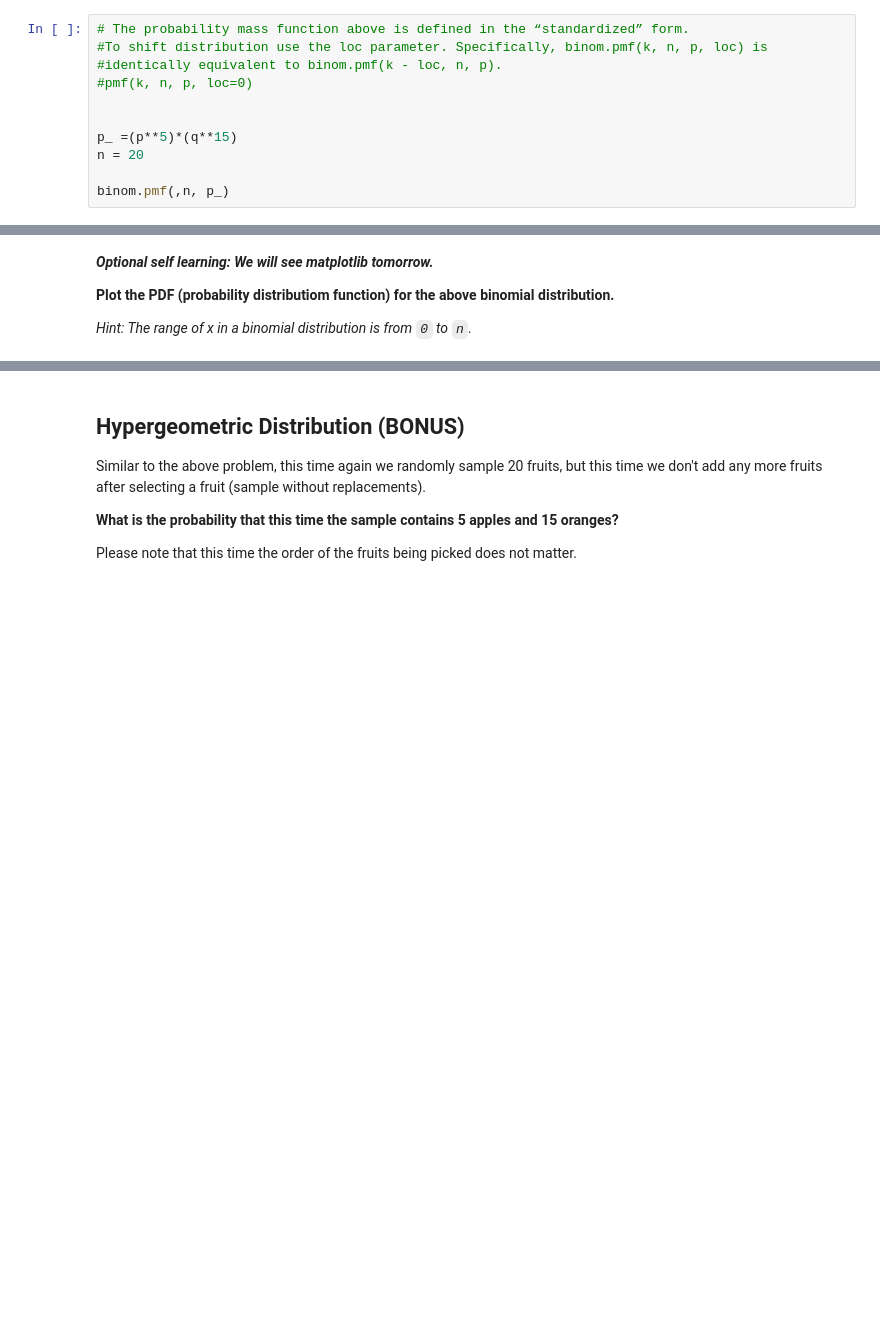
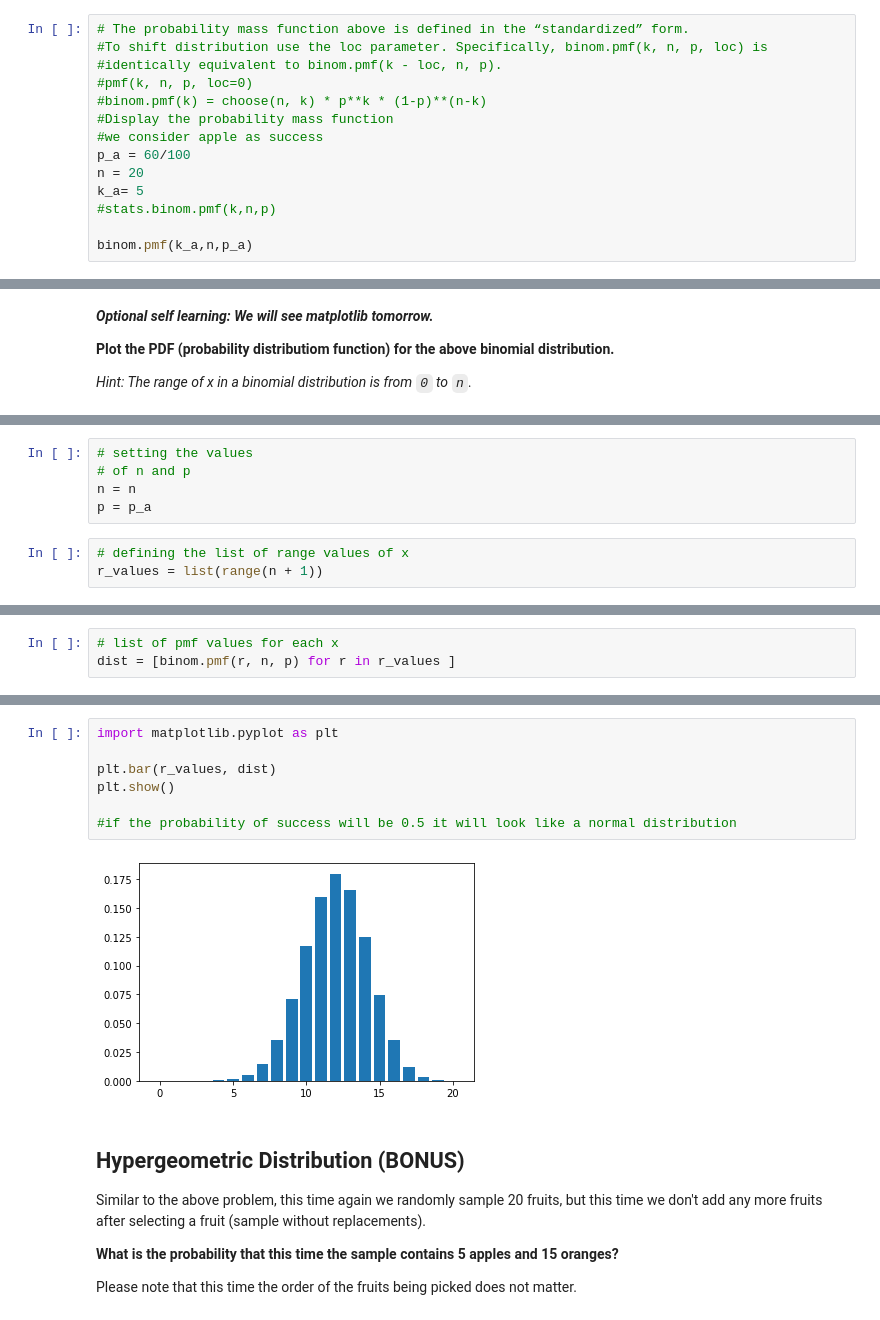
Before and after one commit to ta-data-remote/lab-discrete-probability-distribution, a Jupyter notebook: your-code/main.ipynb, the cells around one changed output, grey strips where cells are left out. Drawn from its saved outputs; the diff is of its cells as text; blank space fills up the shorter version.

```diff
--- a/your-code/main.ipynb
+++ b/your-code/main.ipynb
@@ -89,10 +91,13 @@ from scipy.stats import binom
 #To shift distribution use the loc parameter. Specifically, binom.pmf(k, n, p, loc) is
 #identically equivalent to binom.pmf(k - loc, n, p).
 #pmf(k, n, p, loc=0)
+#binom.pmf(k) = choose(n, k) * p**k * (1-p)**(n-k)
+#Display the probability mass function
+#we consider apple as success
+p_a = 60/100
+n = 20
+k_a= 5
+#stats.binom.pmf(k,n,p)
 
-
-p_ =(p**5)*(q**15)
-n = 20
-
-binom.pmf(,n, p_)
+binom.pmf(k_a,n,p_a)
 # %% [output]
@@ -131,0 +124,8 @@ binom.cdf(5, 20, 0.6)
+# %%
+# setting the values
+# of n and p
+n = n
+p = p_a
+# %%
+# defining the list of range values of x
+r_values = list(range(n + 1))
@@ -131,0 +138,3 @@ binom.cdf(5, 20, 0.6)
+# %%
+# list of pmf values for each x
+dist = [binom.pmf(r, n, p) for r in r_values ]
@@ -132,3 +167,12 @@ binom.cdf(5, 20, 0.6)
+# %%
+import matplotlib.pyplot as plt
+
+plt.bar(r_values, dist)
+plt.show()
+
+#if the probability of success will be 0.5 it will look like a normal distribution
+# %% [output]
+[figure, added]
 # %% [markdown]
 ## Hypergeometric Distribution (BONUS)
 
```
Also changed, not shown: parts of 27 cells of this notebook.
